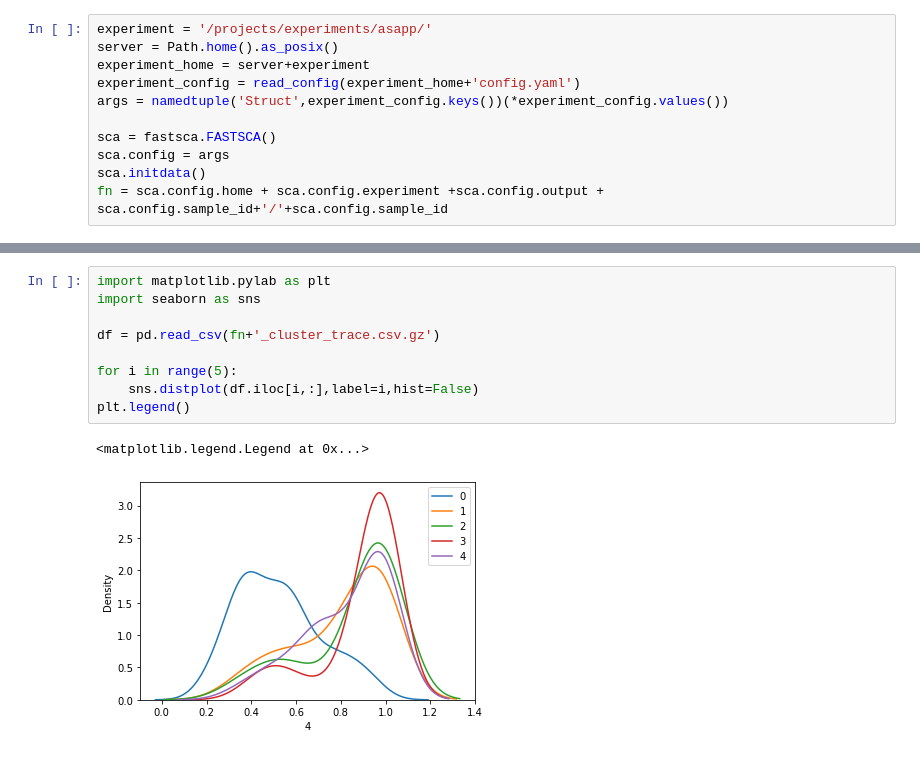
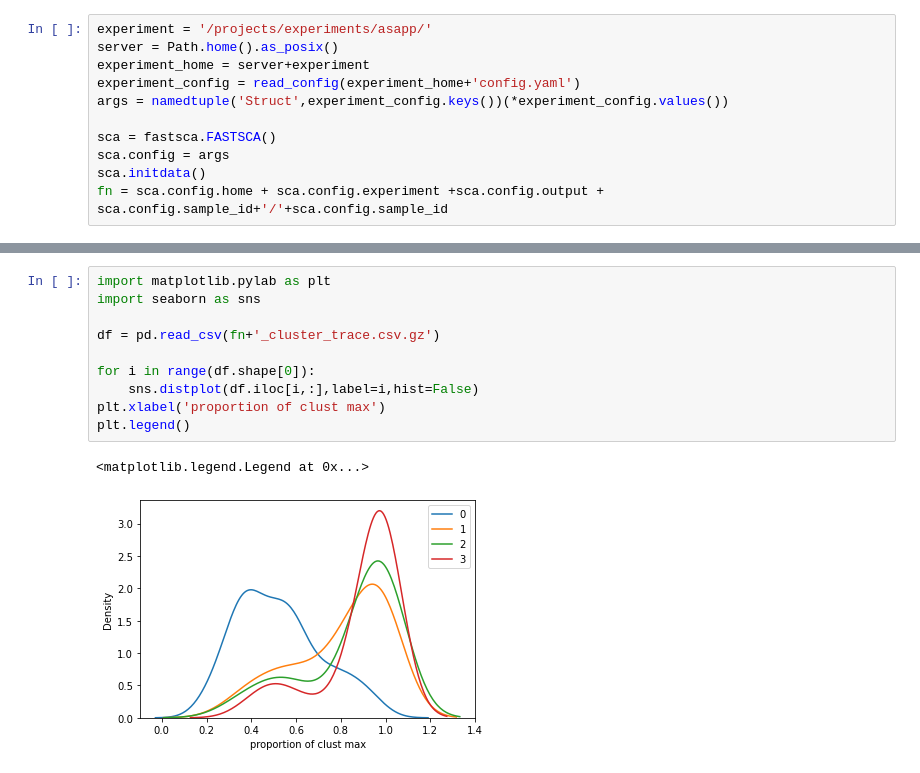
Before and after one commit to causalpathlab/asapp, a Jupyter notebook: asapp/04_cluster_metrics.ipynb, the cells around one changed output, grey strips where cells are left out. Drawn from its saved outputs; the diff is of its cells as text.

```diff
--- a/asapp/04_cluster_metrics.ipynb
+++ b/asapp/04_cluster_metrics.ipynb
@@ -78,15 +43,16 @@ df_join
 # %%
 import matplotlib.pylab as plt
 import seaborn as sns
 
 df = pd.read_csv(fn+'_cluster_trace.csv.gz')
 
-for i in range(5):
+for i in range(df.shape[0]):
     sns.distplot(df.iloc[i,:],label=i,hist=False)
+plt.xlabel('proportion of clust max')
 plt.legend()
 # %% [output]
 <matplotlib.legend.Legend at 0x...>
-[figure, old version]
+[figure, new version]
 # %%
 dfv = pd.read_csv(fn+'_cluster_val_trace.csv.gz')
 dfv
```
Also changed, not shown: parts of 9 cells of this notebook, 4 other files.
